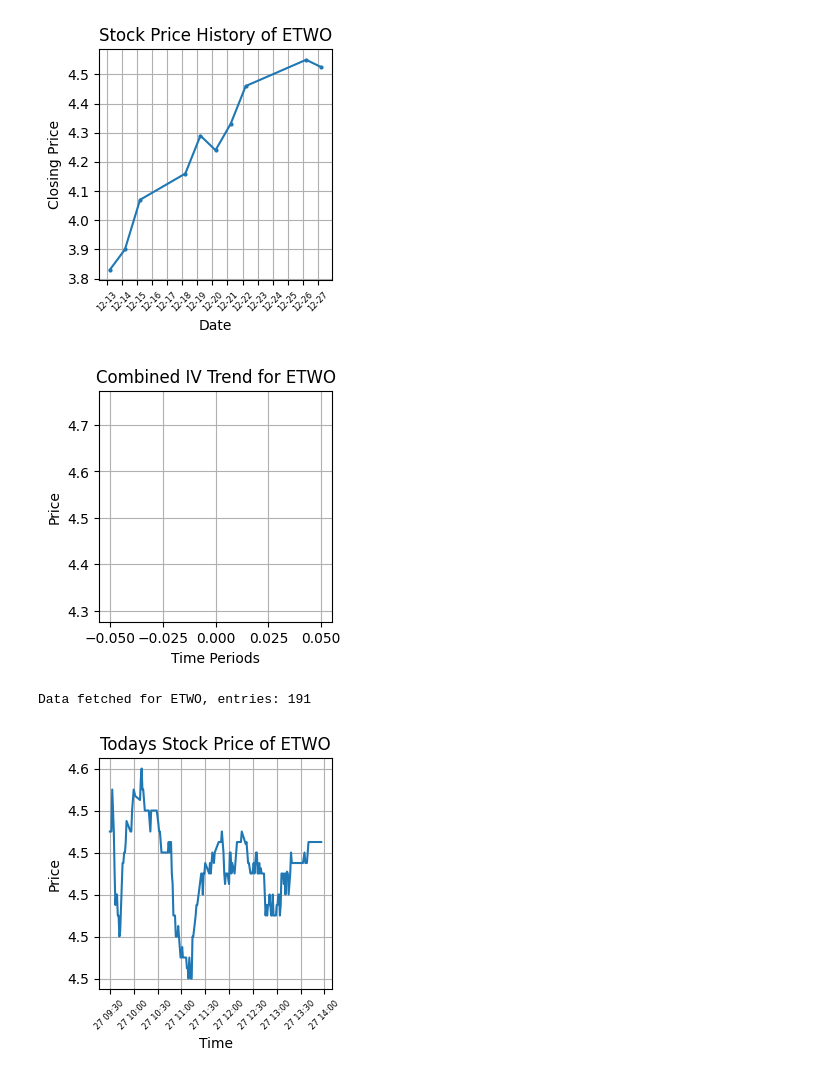
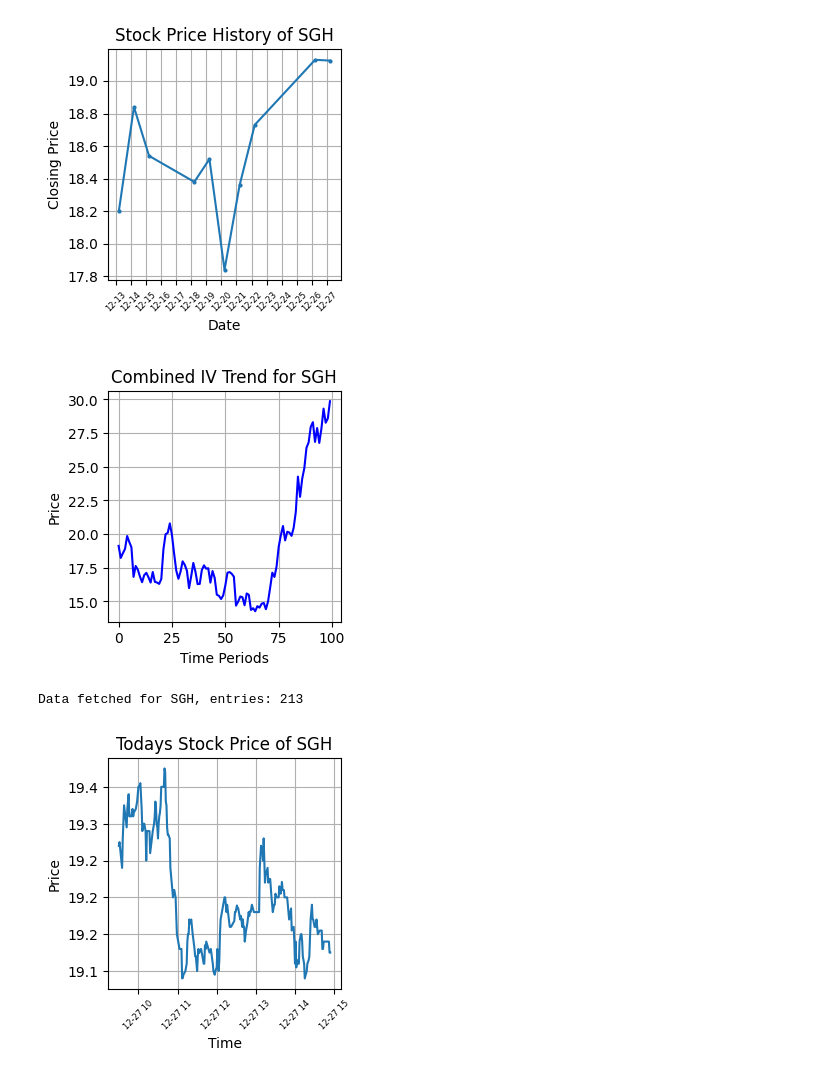
Before and after one commit to SaumikDana/Machine_Learning_Trading, a Jupyter notebook: data/specific_stock_analysis.ipynb, the cells around one changed output. Saved outputs shown, nothing was run; the diff lists cells and outputs as text; code cells hidden in the pictures.

```diff
--- a/data/specific_stock_analysis.ipynb
+++ b/data/specific_stock_analysis.ipynb
@@ -5,7 +5,7 @@ from implied_volatility import simulate_stock_price
 from stock_tracker import stock_tracker
 
 # Call the function and store the result
-ticker = 'ETWO'
+ticker ='SGH'
 
 # Call the function and store the result
 day = '2023-12-27'
@@ -49,4 +49,4 @@ Number of ITM Put Options: 4
-[figure, old version]
+[figure, new version]
-[figure, old version]
+[figure, new version]
-Data fetched for ETWO, entries: 191
+Data fetched for SGH, entries: 213
-[figure, old version]
+[figure, new version]
```
Also changed, not shown: parts of 1 cell of this notebook, 2 other files.
